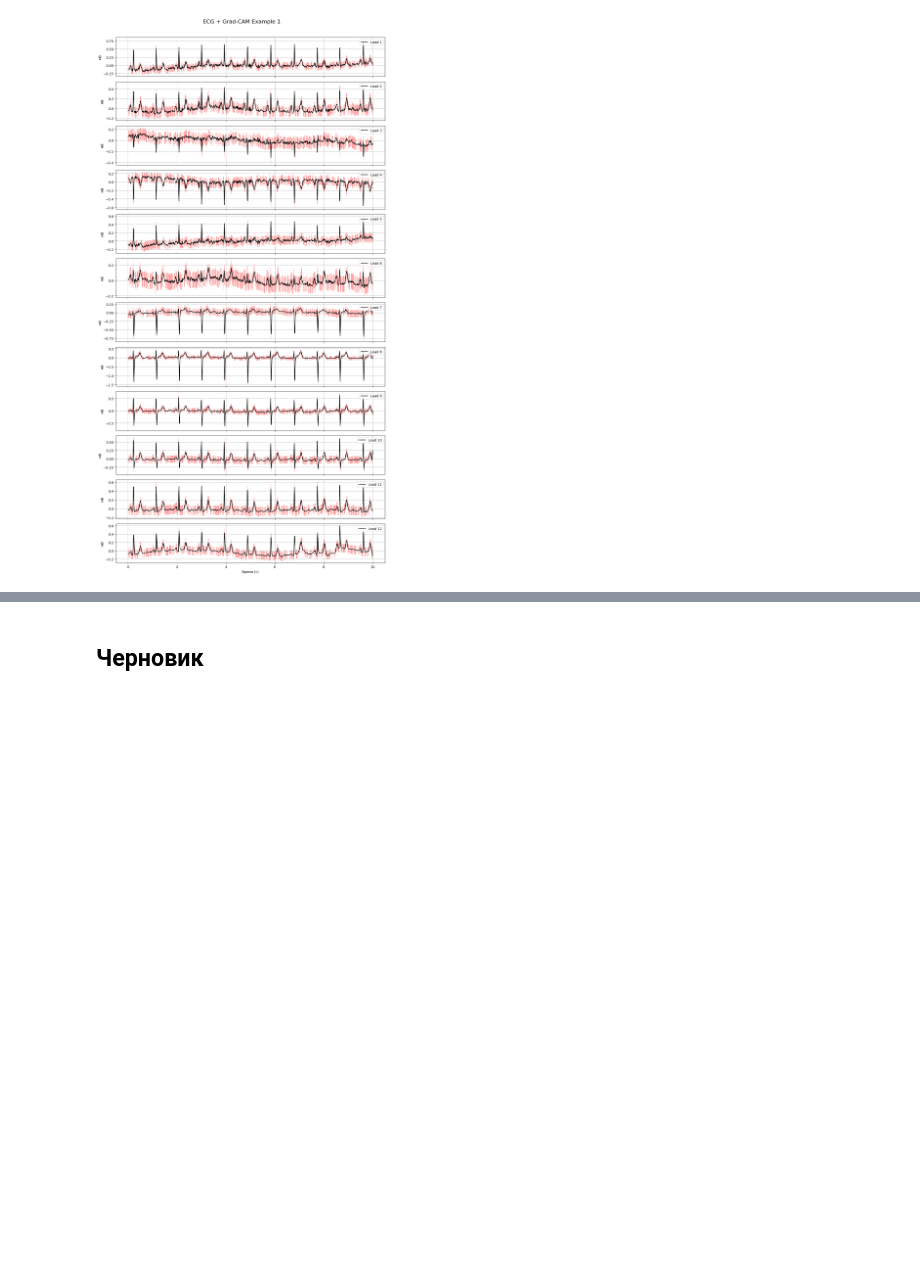
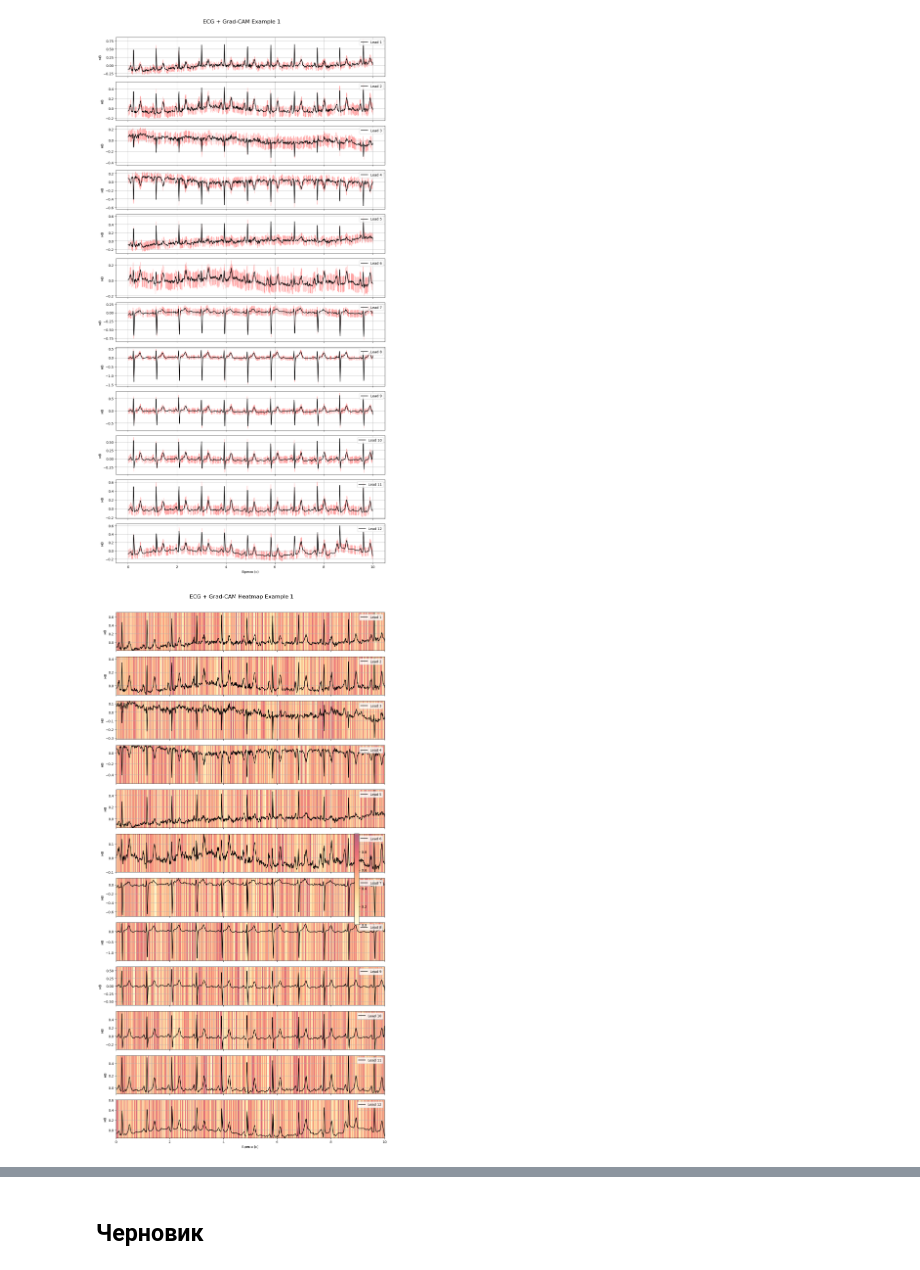
Before and after one commit to Orlovaanastasia/ecg_explainable_model, a Jupyter notebook: ECG-gradcam.ipynb, the cells around one changed output, grey strips where cells are left out. Saved outputs shown, nothing was run; the diff lists cells and outputs as text; code cells hidden in the pictures; blank space fills up the shorter version.

```diff
--- a/ECG-gradcam.ipynb
+++ b/ECG-gradcam.ipynb
@@ -953,3 +957,46 @@ grad_cam_map = np.random.rand(example_signal.shape[0], 12)  # Симуляция
 plot_ecg_with_gradcam(example_signal, grad_cam_map, sampling_rate, title=f"ECG + Grad-CAM Example {example_index+1}")
 # %% [output]
 [figure]
+# %%
+import numpy as np
+import matplotlib.pyplot as plt
+import seaborn as sns
+
+def plot_ecg_with_gradcam_heatmap(signal, grad_cam_map, sampling_rate, title="ECG + Grad-CAM Heatmap", leads=12):
+    """
+    Визуализация ЭКГ с наложением Grad-CAM в виде тепловой карты с цветовой шкалой "от желтого к красному".
+
+    signal: np.array (shape: [время, 12]) – ЭКГ сигнал
+    grad_cam_map: np.array (shape: [время, 12]) – карта важности Grad-CAM
+    sampling_rate: частота дискретизации
+    """
+    time = np.linspace(0, signal.shape[0] / sampling_rate, signal.shape[0])
+
+    fig, axes = plt.subplots(leads, 1, figsize=(12, 2 * leads), sharex=True)
+
+    for i, ax in enumerate(axes):
+        ax.plot(time, signal[:, i], label=f"Lead {i+1}", color="black")
+        ax.set_ylabel("мВ")
+        ax.legend(loc="upper right")
+        ax.grid()
+
+        # Наложение тепловой карты Grad-CAM (от желтого к красному)
+        grad_cam_rescaled = (grad_cam_map[:, i] - grad_cam_map[:, i].min()) / (grad_cam_map[:, i].max() - grad_cam_map[:, i].min() + 1e-10)  # Нормализация от 0 до 1
+        pcm = ax.imshow(grad_cam_rescaled[np.newaxis, :], cmap="YlOrRd", aspect="auto",
+                        extent=[time[0], time[-1], signal[:, i].min(), signal[:, i].max()], alpha=0.6)
+
+    fig.colorbar(pcm, ax=axes, orientation="vertical", fraction=0.02, pad=0.02)
+    plt.xlabel("Время (с)")
+    fig.suptitle(title, fontsize=16)
+    plt.tight_layout(rect=[0, 0.03, 1, 0.97])
+    plt.show()
+
+example_index = 0
+example_signal = X_sample[example_index]  # Взять ЭКГ пациента
+grad_cam_map = np.random.rand(example_signal.shape[0], 12)  # Симуляция карты активации Grad-CAM
+
+
+# Визуализация с тепловой картой в шкале "желтый → красный"
+plot_ecg_with_gradcam_heatmap(example_signal, grad_cam_map, sampling_rate=100, title=f"ECG + Grad-CAM Heatmap Example {example_index+1}")
+# %% [output]
+[figure, added]
```
Also changed, not shown: parts of 3 cells of this notebook.
